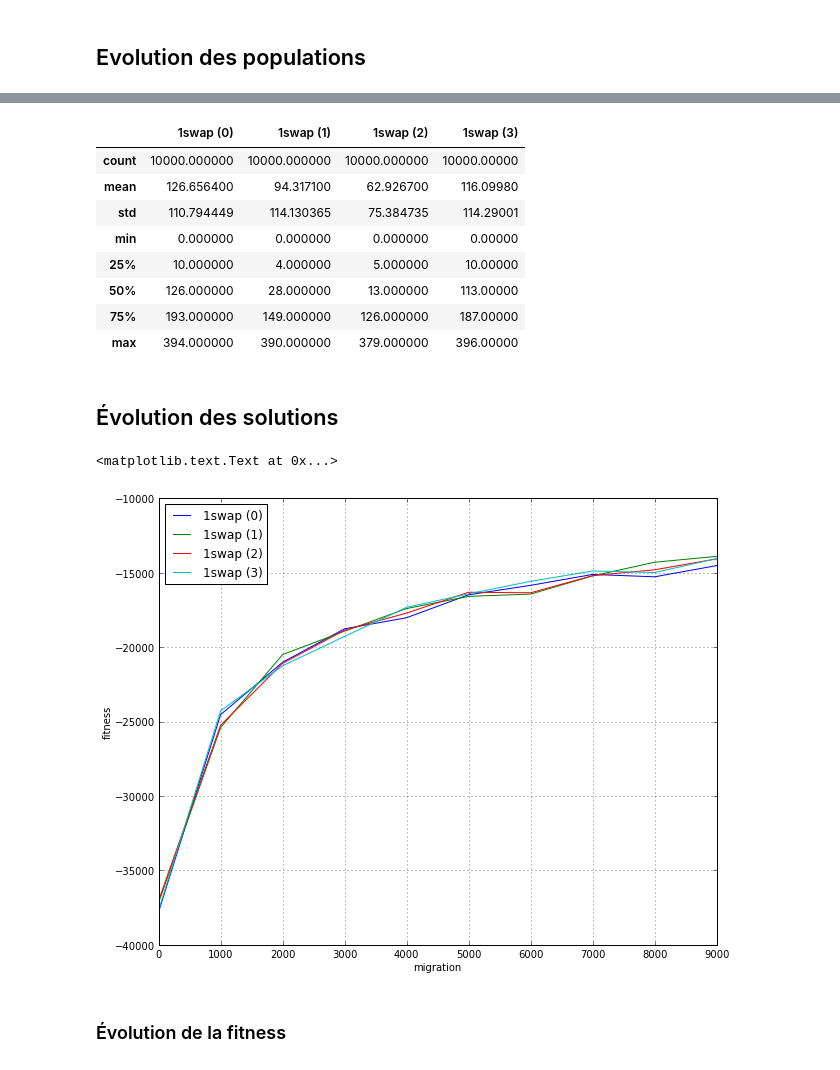
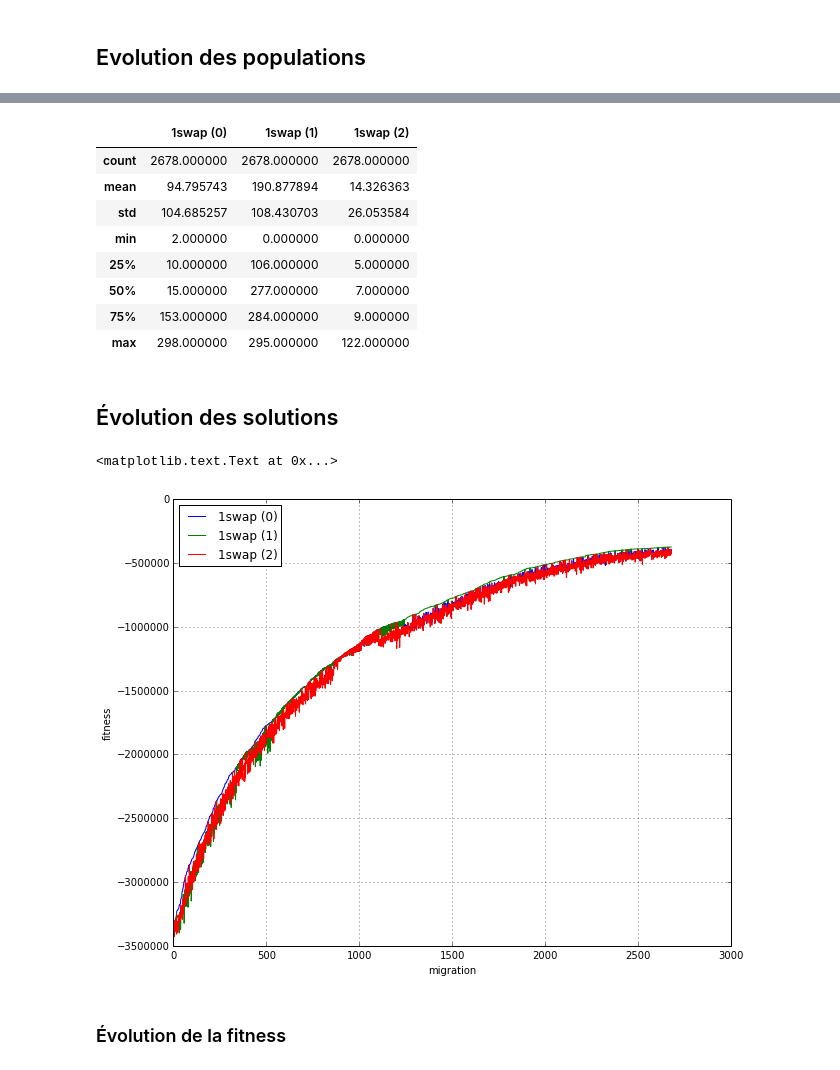
Before and after one commit to canercandan/dim, a Jupyter notebook: notebooks/experiments_tsp_problem_with_uniform_operators.ipynb, the cells around one changed output, grey strips where cells are left out. Drawn from its saved outputs; the diff is of its cells as text; code cells hidden in the pictures.

```diff
--- a/notebooks/experiments_tsp_problem_with_uniform_operators.ipynb
+++ b/notebooks/experiments_tsp_problem_with_uniform_operators.ipynb
@@ -3,7 +3,7 @@
 # %% [markdown]
 Nous définissons ici le nombre d'ile à utiliser ainsi que le niveau de lissage des courbes.
 # %%
-N=4
+N=3
 A=1000
 OPS=['1swap (0)','1swap (1)','1swap (2)','1swap (3)']
 # %% [markdown]
@@ -102,7 +102,7 @@ Island,Time,DateTime,migration,nb_individual_isl0,sending_queue_size_isl0,receiv
 # %% [markdown]
 Nous récupérons l'ensemble des résultats générés par l'exécution de l'algorithme dont chaque ligne est indexé par une pair « DateTime » correspondant à la date de l'enregistrement de la ligne dans le fichier de résultat et « migration » correspondant au numéro de migration. Nous créeons également la variable « mig_set » qui correspond à l'ensemble des résultats utilisant uniquement comme indice « migration ».
 # %%
-data_set = [pd.read_csv('/tmp/tsp_uniform_test_result_monitor_%d' % i, index_col=['DateTime','migration'], parse_dates='DateTime') for i in range(N)]
+data_set = [pd.read_csv('/home/candan/Dev/dim/release/application/TSP/result_monitor_%d' % i, index_col=['DateTime','migration'], parse_dates='DateTime') for i in range(N)]
 mig_set = [data_set[i].reset_index(0) for i in range(N)]
 # %% [markdown]
 ## Attractivité des opérateurs
@@ -163,27 +163,27 @@ nbindis.boxplot(ax=ax)
 # %%
 nbindis.describe()
 # %% [output]
-|  | 1swap (0) | 1swap (1) | 1swap (2) | 1swap (3) |
-| count | 10000.000000 | 10000.000000 | 10000.000000 | 10000.00000 |
-| mean | 126.656400 | 94.317100 | 62.926700 | 116.09980 |
-| std | 110.794449 | 114.130365 | 75.384735 | 114.29001 |
-| min | 0.000000 | 0.000000 | 0.000000 | 0.00000 |
-| 25% | 10.000000 | 4.000000 | 5.000000 | 10.00000 |
-| 50% | 126.000000 | 28.000000 | 13.000000 | 113.00000 |
-| 75% | 193.000000 | 149.000000 | 126.000000 | 187.00000 |
-| max | 394.000000 | 390.000000 | 379.000000 | 396.00000 |
+|  | 1swap (0) | 1swap (1) | 1swap (2) |
+| count | 2678.000000 | 2678.000000 | 2678.000000 |
+| mean | 94.795743 | 190.877894 | 14.326363 |
+| std | 104.685257 | 108.430703 | 26.053584 |
+| min | 2.000000 | 0.000000 | 0.000000 |
+| 25% | 10.000000 | 106.000000 | 5.000000 |
+| 50% | 15.000000 | 277.000000 | 7.000000 |
+| 75% | 153.000000 | 284.000000 | 9.000000 |
+| max | 298.000000 | 295.000000 | 122.000000 |
 # %% [markdown]
 ## Évolution des solutions
 # %%
 bests = pd.concat([mig_set[i]['best_value_isl%d' % i] for i in range(N)], axis=1)
 bests.rename(columns=dict(zip(bests.columns,OPS)), inplace=True)
 bests_max = bests.max(axis=1); bests_max.name = 'bests max'
 bests_avg = bests.mean(axis=1); bests_avg.name = 'bests avg'
 #bests = bests.join(bests_max).join(bests_avg)
-bests[::A].plot().set_ylabel('fitness')
+bests[::].plot().set_ylabel('fitness')
 # %% [output]
 <matplotlib.text.Text at 0x...>
-[figure, old version]
+[figure, new version]
 # %% [markdown]
 ### Évolution de la fitness
 # %%
```
Also changed, not shown: parts of 4 cells of this notebook, 15 other files.
